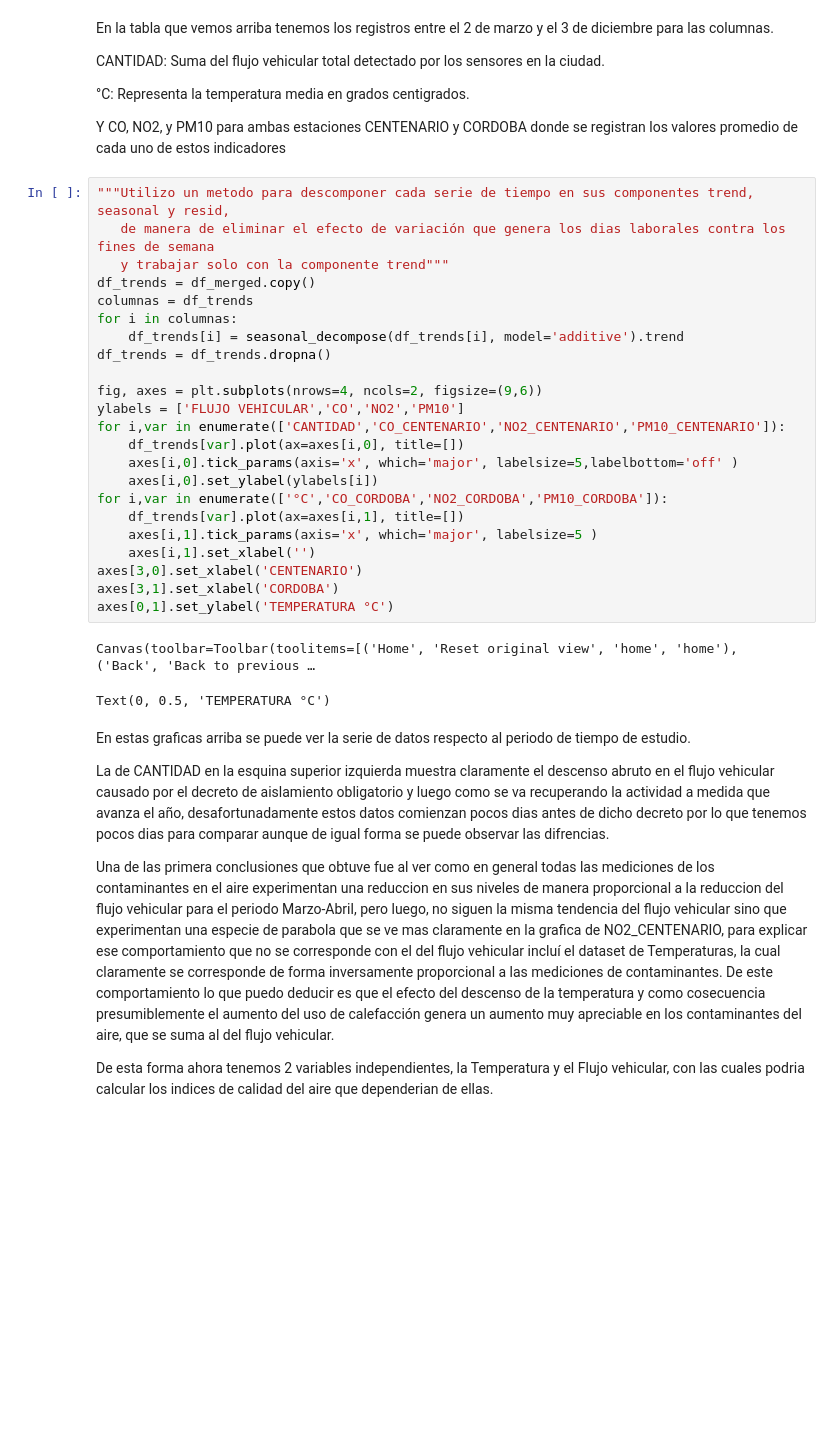
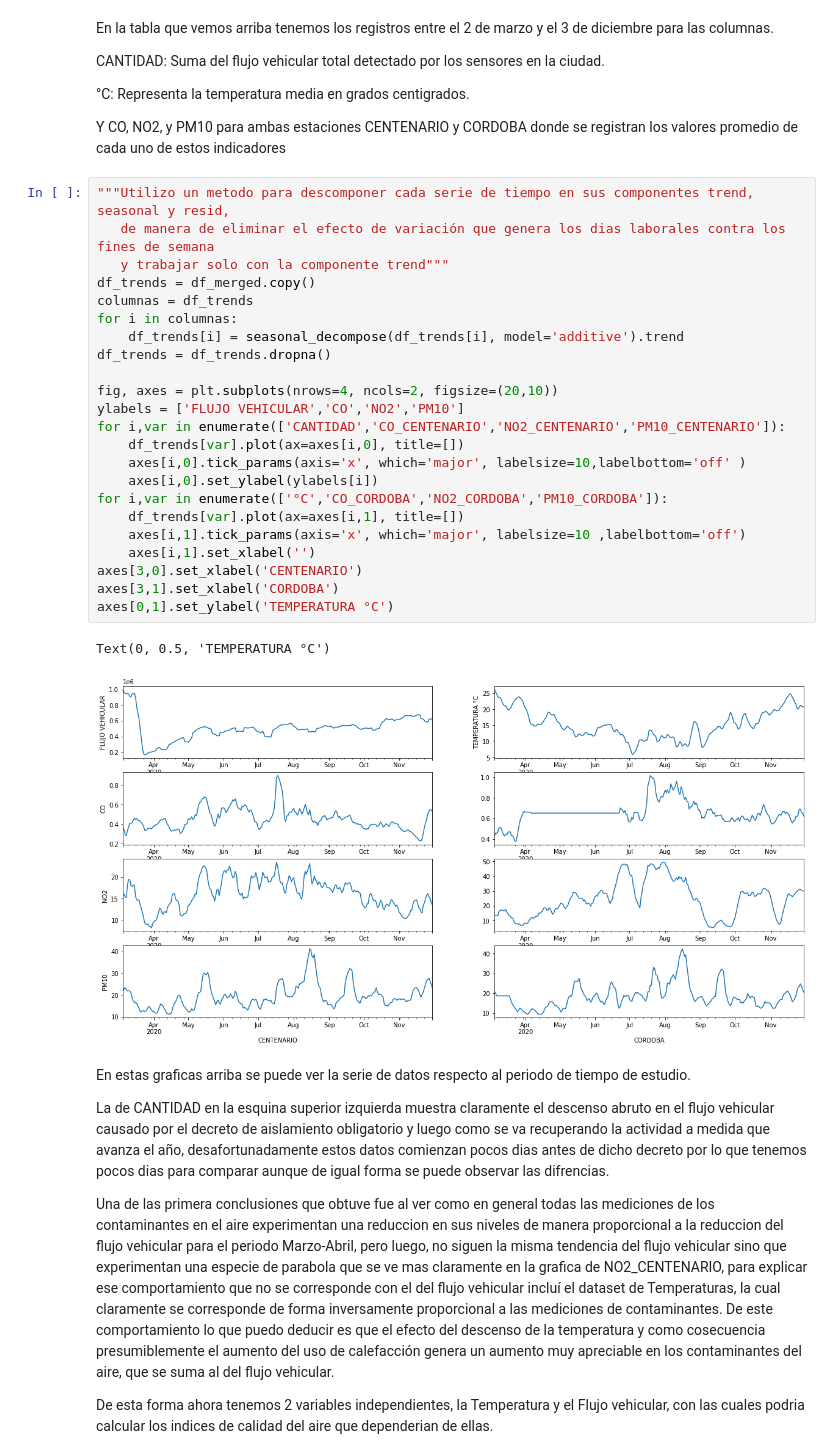
Before and after one commit to luisandres248/BAenDatos, a Jupyter notebook: Calidad_del_aire_BAenDatos.ipynb, the cells around one changed output. Saved outputs shown, nothing was run; the diff lists cells and outputs as text; blank space fills up the shorter version.

```diff
--- a/Calidad_del_aire_BAenDatos.ipynb
+++ b/Calidad_del_aire_BAenDatos.ipynb
@@ -84,29 +83,29 @@ Y CO, NO2, y PM10 para ambas estaciones CENTENARIO y CORDOBA donde se registran
 # %%
 """Utilizo un metodo para descomponer cada serie de tiempo en sus componentes trend, seasonal y resid,
    de manera de eliminar el efecto de variación que genera los dias laborales contra los fines de semana
    y trabajar solo con la componente trend"""
 df_trends = df_merged.copy()
 columnas = df_trends
 for i in columnas:
     df_trends[i] = seasonal_decompose(df_trends[i], model='additive').trend
 df_trends = df_trends.dropna()
 
-fig, axes = plt.subplots(nrows=4, ncols=2, figsize=(9,6))
+fig, axes = plt.subplots(nrows=4, ncols=2, figsize=(20,10))
 ylabels = ['FLUJO VEHICULAR','CO','NO2','PM10']
 for i,var in enumerate(['CANTIDAD','CO_CENTENARIO','NO2_CENTENARIO','PM10_CENTENARIO']):
     df_trends[var].plot(ax=axes[i,0], title=[])
-    axes[i,0].tick_params(axis='x', which='major', labelsize=5,labelbottom='off' )
+    axes[i,0].tick_params(axis='x', which='major', labelsize=10,labelbottom='off' )
     axes[i,0].set_ylabel(ylabels[i])
 for i,var in enumerate(['°C','CO_CORDOBA','NO2_CORDOBA','PM10_CORDOBA']):
     df_trends[var].plot(ax=axes[i,1], title=[])
-    axes[i,1].tick_params(axis='x', which='major', labelsize=5 )
+    axes[i,1].tick_params(axis='x', which='major', labelsize=10 ,labelbottom='off')
     axes[i,1].set_xlabel('')
 axes[3,0].set_xlabel('CENTENARIO')
 axes[3,1].set_xlabel('CORDOBA')
 axes[0,1].set_ylabel('TEMPERATURA °C')
 # %% [output]
-Canvas(toolbar=Toolbar(toolitems=[('Home', 'Reset original view', 'home', 'home'), ('Back', 'Back to previous …
+Text(0, 0.5, 'TEMPERATURA °C')
-Text(0, 0.5, 'TEMPERATURA °C')
+[figure, added]
 # %% [markdown]
 En estas graficas arriba se puede ver la serie de datos respecto al periodo de tiempo de estudio.
 
```
Also changed, not shown: parts of 6 cells of this notebook.
